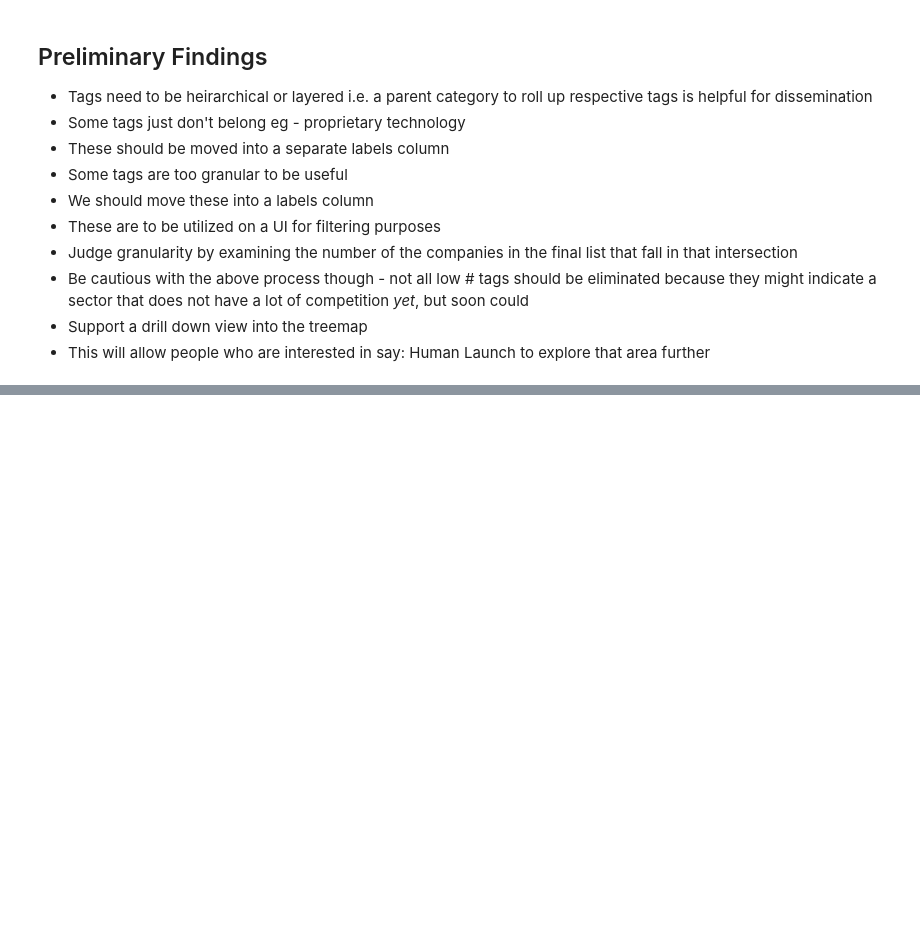
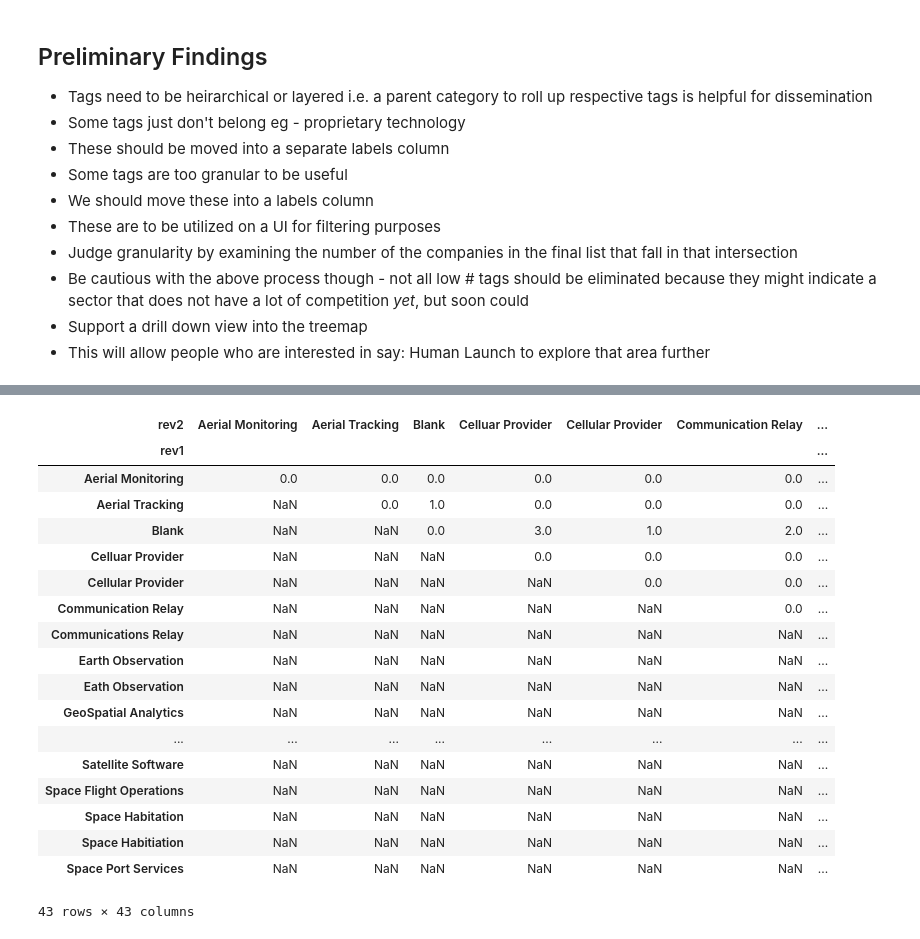
Before and after one commit to varshafawkes/spacedbase, a Jupyter notebook: SpacedBase.ipynb, the cells around one changed output, grey strips where cells are left out. Cells and saved outputs as stored; diff of their text form; code cells hidden in the pictures; blank space fills up the shorter version.

```diff
--- a/SpacedBase.ipynb
+++ b/SpacedBase.ipynb
@@ -73,0 +173,24 @@ fig.write_html('tech_rev.html')
+# %%
+import numpy as np
+tup_pivot_ut = tup_pivot.where(np.triu(np.ones(tup_pivot.shape)).astype(np.bool))
+tup_pivot_ut
+# %% [output]
+| rev2 | Aerial Monitoring | Aerial Tracking | Blank | Celluar Provider | Cellular Provider | Communication Relay | ... |
+| rev1 |  |  |  |  |  |  | ... |
+| Aerial Monitoring | 0.0 | 0.0 | 0.0 | 0.0 | 0.0 | 0.0 | ... |
+| Aerial Tracking | NaN | 0.0 | 1.0 | 0.0 | 0.0 | 0.0 | ... |
+| Blank | NaN | NaN | 0.0 | 3.0 | 1.0 | 2.0 | ... |
+| Celluar Provider | NaN | NaN | NaN | 0.0 | 0.0 | 0.0 | ... |
+| Cellular Provider | NaN | NaN | NaN | NaN | 0.0 | 0.0 | ... |
+| Communication Relay | NaN | NaN | NaN | NaN | NaN | 0.0 | ... |
+| Communications Relay | NaN | NaN | NaN | NaN | NaN | NaN | ... |
+| Earth Observation | NaN | NaN | NaN | NaN | NaN | NaN | ... |
+| Eath Observation | NaN | NaN | NaN | NaN | NaN | NaN | ... |
+| GeoSpatial Analytics | NaN | NaN | NaN | NaN | NaN | NaN | ... |
+| ... | ... | ... | ... | ... | ... | ... | ... |
+| Satellite Software | NaN | NaN | NaN | NaN | NaN | NaN | ... |
+| Space Flight Operations | NaN | NaN | NaN | NaN | NaN | NaN | ... |
+| Space Habitation | NaN | NaN | NaN | NaN | NaN | NaN | ... |
+| Space Habitiation | NaN | NaN | NaN | NaN | NaN | NaN | ... |
+| Space Port Services | NaN | NaN | NaN | NaN | NaN | NaN | ... |
+43 rows × 43 columns
```
Also changed, not shown: parts of 9 cells of this notebook, 5 other files.
